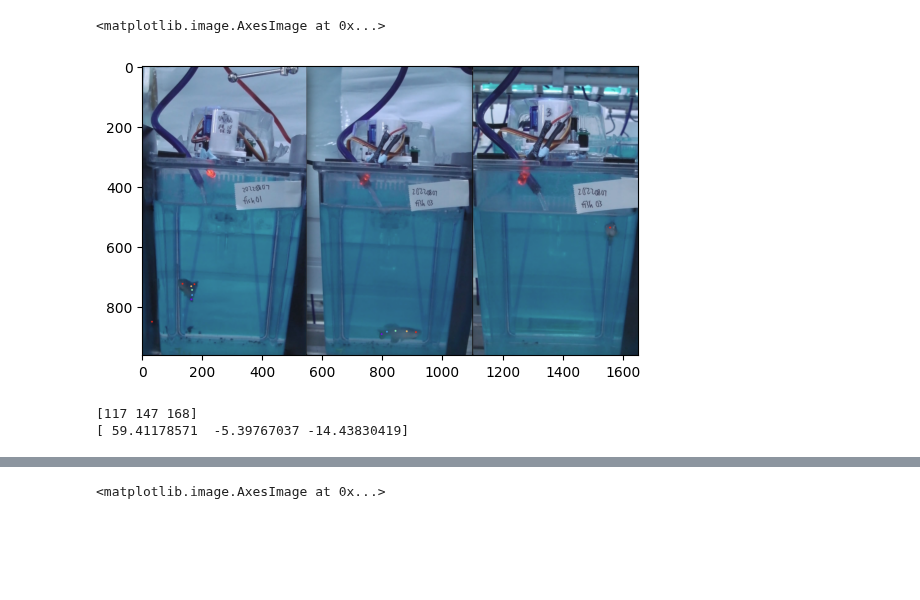
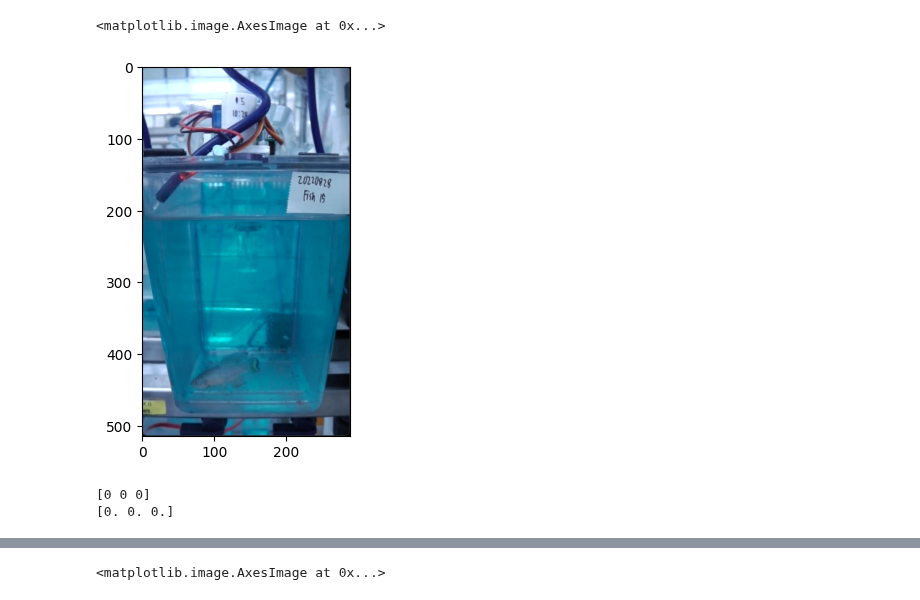
Before and after one commit to teesha902/FYP_ASMLab, a Jupyter notebook: led_tracker.ipynb, the cells around one changed output, grey strips where cells are left out. Drawn from its saved outputs; the diff is of its cells as text; code cells hidden in the pictures; blank space fills up the shorter version.

Commit message:
made scripts folder, led tracker updated

```diff
--- a/led_tracker.ipynb
+++ b/led_tracker.ipynb
@@ -1,5 +1,5 @@
 # %%
-led_img= "/Users/asmlabuser1/Scripts_Ari/LED.png"
+led_img= "C:\\Users\\arite\\Desktop\\ASM RA\\ASM_Killifish_repo\\d48_65_s1.png"
 no_led_img = "/Users/asmlabuser1/Scripts_Ari/no_led.png"
 # %%
 from skimage import measure, color
@@ -11,17 +13,18 @@ import matplotlib.pyplot as plt
 # %%
 led = cv2.cvtColor(cv2.imread(led_img), cv2.COLOR_BGR2RGB)
-no_led = cv2.cvtColor(cv2.imread(no_led_img), cv2.COLOR_BGR2RGB)
+# no_led = cv2.cvtColor(cv2.imread(no_led_img), cv2.COLOR_BGR2RGB)
 plt.imshow(led)
 # %% [output]
 <matplotlib.image.AxesImage at 0x...>
-[figure, old version]
+[figure, new version]
 # %%
 print(led[0][0]) #pixel of normal image
 led_LAB = color.rgb2lab(led)
+# led_LAB = led
 print(led_LAB[0][0])
 # %% [output]
-[117 147 168]
-[ 59.41178571  -5.39767037 -14.43830419]
+[0 0 0]
+[0. 0. 0.]
 # %%
 pixels = []
 for i,y in enumerate(led_LAB):
```
Also changed, not shown: parts of 11 cells of this notebook, 14 other files.
